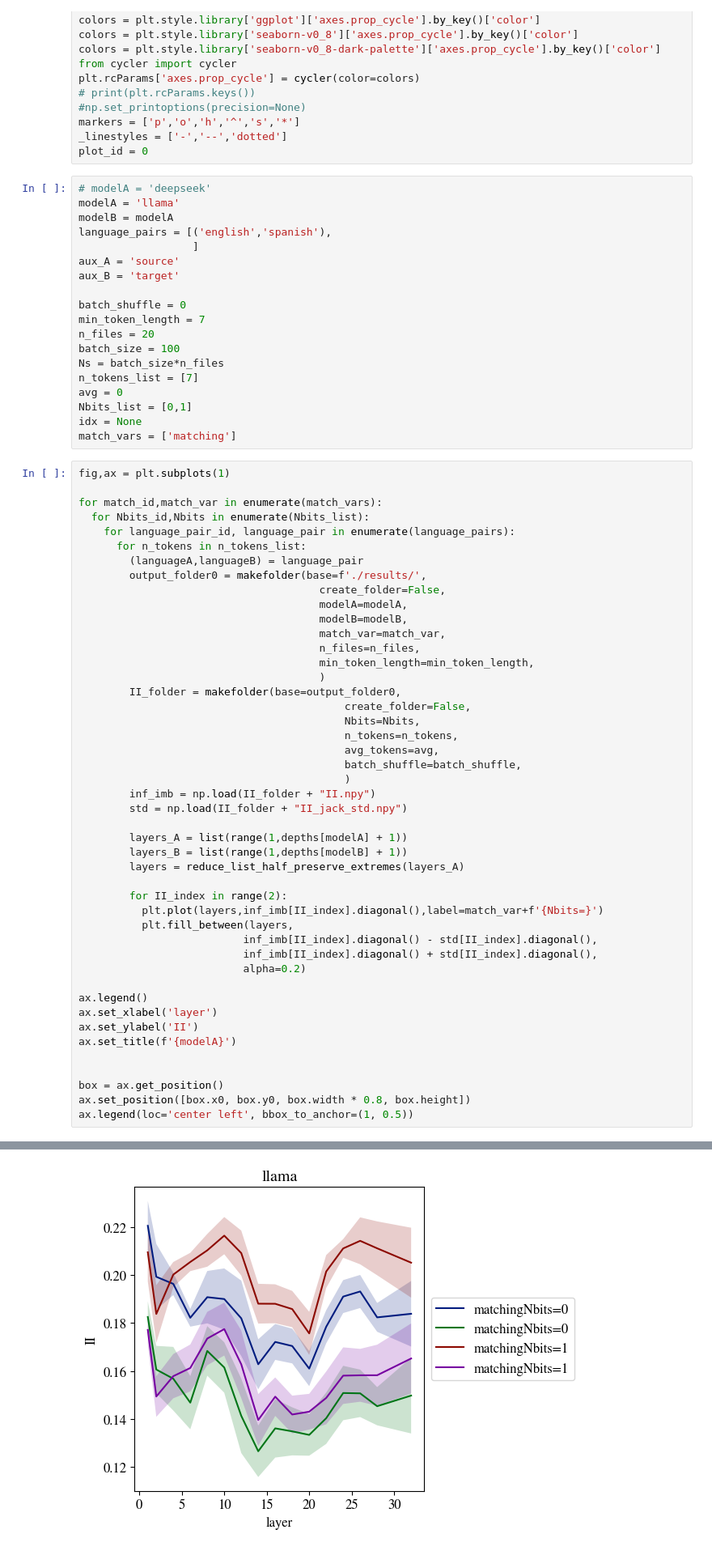
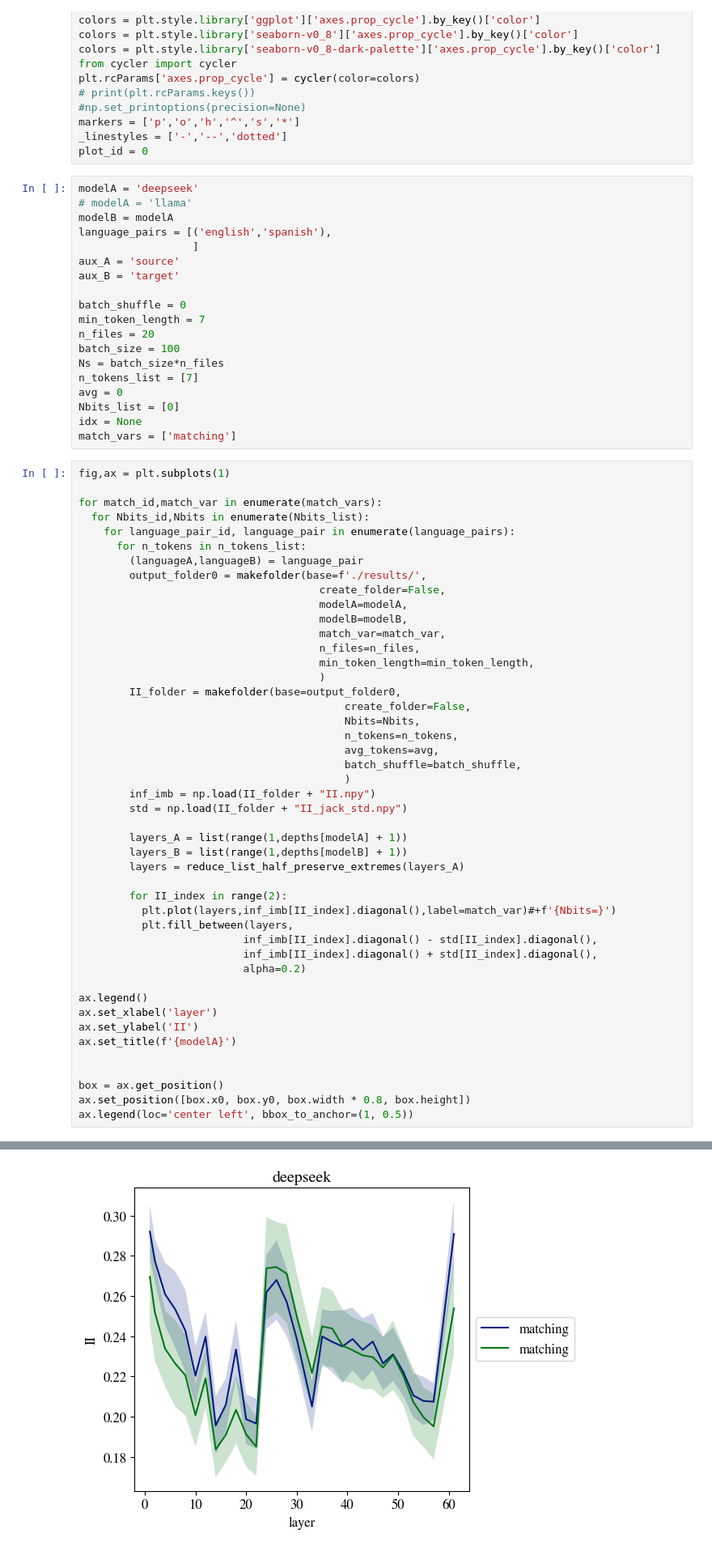
Before and after one commit to acevedo-s/syn-sem, a Jupyter notebook: II.ipynb, the cells around one changed output, grey strips where cells are left out. Shown at 81% size. Cells and saved outputs as stored; diff of their text form.

```diff
--- a/II.ipynb
+++ b/II.ipynb
@@ -28,8 +28,8 @@ markers = ['p','o','h','^','s','*']
 _linestyles = ['-','--','dotted']
 plot_id = 0
 # %%
-# modelA = 'deepseek'
-modelA = 'llama'
+modelA = 'deepseek'
+# modelA = 'llama'
 modelB = modelA
 language_pairs = [('english','spanish'),
                   ]
@@ -43,7 +43,7 @@ batch_size = 100
 Ns = batch_size*n_files
 n_tokens_list = [7]
 avg = 0
-Nbits_list = [0,1]
+Nbits_list = [0]
 idx = None
 match_vars = ['matching']
 # %%
@@ -66,33 +66,33 @@ for match_id,match_var in enumerate(match_vars):
                                           create_folder=False,
                                           Nbits=Nbits,
                                           n_tokens=n_tokens,
                                           avg_tokens=avg,
                                           batch_shuffle=batch_shuffle,
                                           )
         inf_imb = np.load(II_folder + "II.npy")
         std = np.load(II_folder + "II_jack_std.npy")
 
         layers_A = list(range(1,depths[modelA] + 1))
         layers_B = list(range(1,depths[modelB] + 1))
         layers = reduce_list_half_preserve_extremes(layers_A)
 
         for II_index in range(2):
-          plt.plot(layers,inf_imb[II_index].diagonal(),label=match_var+f'{Nbits=}')
+          plt.plot(layers,inf_imb[II_index].diagonal(),label=match_var)#+f'{Nbits=}')
           plt.fill_between(layers,
                           inf_imb[II_index].diagonal() - std[II_index].diagonal(),
                           inf_imb[II_index].diagonal() + std[II_index].diagonal(),
                           alpha=0.2)
 
 ax.legend()
 ax.set_xlabel('layer')
 ax.set_ylabel('II')
 ax.set_title(f'{modelA}')
 
 
 box = ax.get_position()
 ax.set_position([box.x0, box.y0, box.width * 0.8, box.height])
 ax.legend(loc='center left', bbox_to_anchor=(1, 0.5))
 # %% [output]
 <matplotlib.legend.Legend at 0x...>
-[figure, old version]
+[figure, new version]
 # %% [markdown]
```
Also changed, not shown: parts of 3 cells of this notebook, 18 other files.
